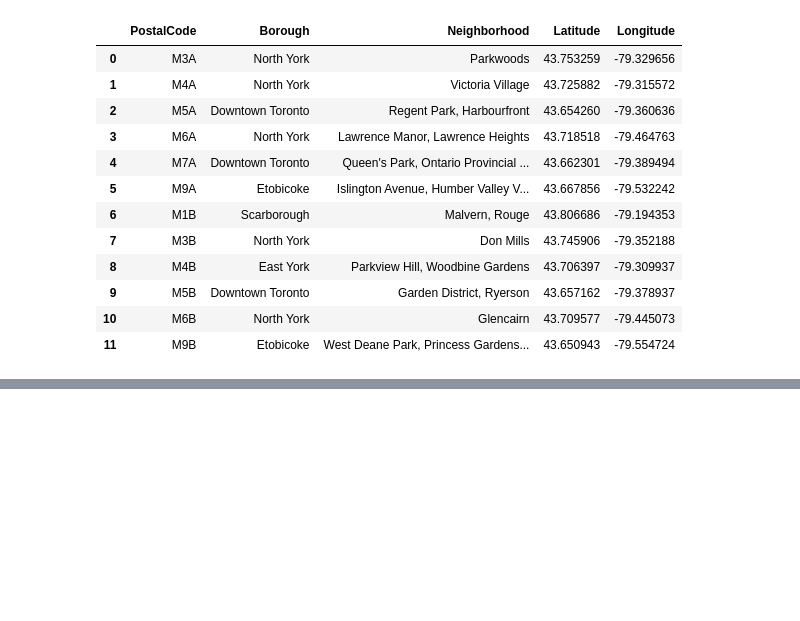
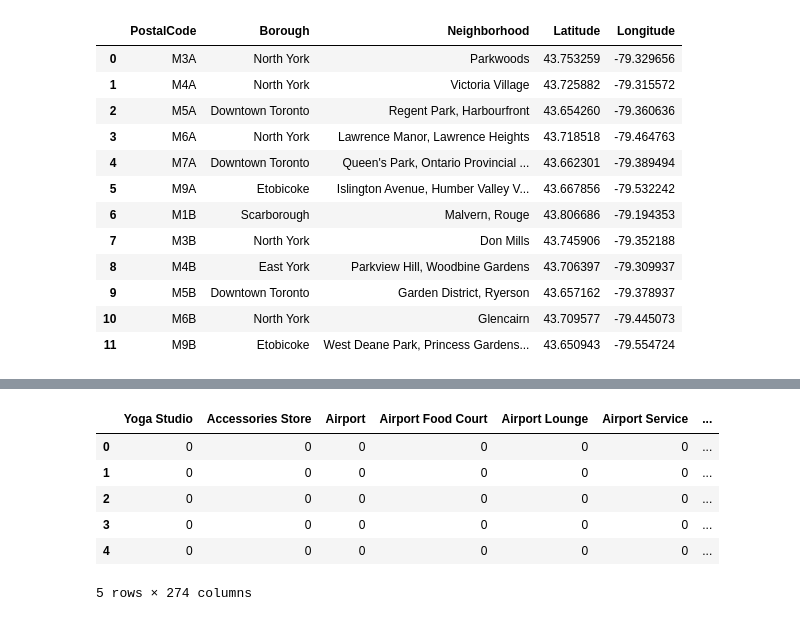
Before and after one commit to utsavagarwal444/Coursera_Capstone, a Jupyter notebook: W3.ipynb, the cells around one changed output, grey strips where cells are left out. Saved outputs shown, nothing was run; the diff lists cells and outputs as text; code cells hidden in the pictures; blank space fills up the shorter version.

```diff
--- a/W3.ipynb
+++ b/W3.ipynb
@@ -167,0 +218,6 @@ postal_df2.head(12)
+# %%
+
+postal_venues_df = getNearbyVenues(names=postal_df2['Neighborhood'],
+                                   latitudes=postal_df2['Latitude'],
+                                   longitudes=postal_df2['Longitude']
+                                  )
@@ -167,0 +242,20 @@ postal_df2.head(12)
+# %%
+# one hot encoding
+postal_onehot = pd.get_dummies(postal_venues_df[['Venue Category']], prefix="", prefix_sep="")
+
+# add neighborhood column back to dataframe
+postal_onehot['Neighborhood'] = postal_venues_df['Neighborhood']
+
+# move neighborhood column to the first column
+fixed_columns = [postal_onehot.columns[-1]] + list(postal_onehot.columns[:-1])
+postal_onehot = postal_onehot[fixed_columns]
+
+postal_onehot.head()
+# %% [output]
+|  | Yoga Studio | Accessories Store | Airport | Airport Food Court | Airport Lounge | Airport Service | ... |
+| 0 | 0 | 0 | 0 | 0 | 0 | 0 | ... |
+| 1 | 0 | 0 | 0 | 0 | 0 | 0 | ... |
+| 2 | 0 | 0 | 0 | 0 | 0 | 0 | ... |
+| 3 | 0 | 0 | 0 | 0 | 0 | 0 | ... |
+| 4 | 0 | 0 | 0 | 0 | 0 | 0 | ... |
+5 rows × 274 columns
```
Also changed, not shown: parts of 15 cells of this notebook.
